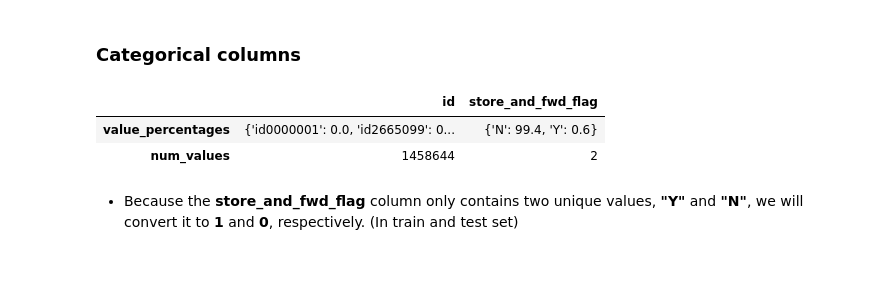
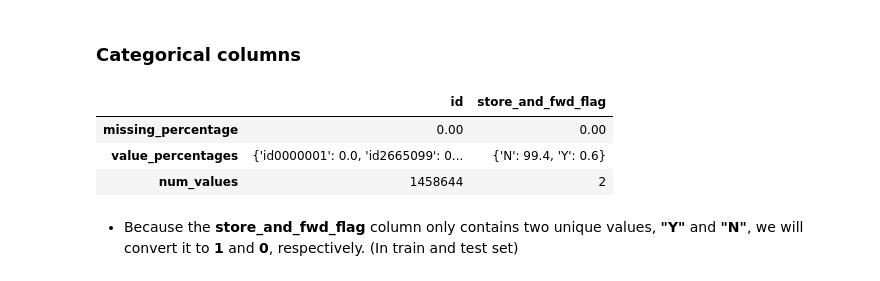
Before and after one commit to AnhDao1411/CSC14115, a Jupyter notebook: project.ipynb, the cells around one changed output. Drawn from its saved outputs; the diff is of its cells as text; code cells hidden in the pictures.

```diff
--- a/project.ipynb
+++ b/project.ipynb
@@ -274,9 +274,10 @@ draw_chart(train[num_cols]);
 # %% [markdown]
 ### Categorical columns
 # %%
-train[cate_cols].agg([value_percentages, num_values])
+train[cate_cols].agg([missing_percentage, value_percentages, num_values])
 # %% [output]
 |  | id | store_and_fwd_flag |
+| missing_percentage | 0.00 | 0.00 |
 | value_percentages | {'id0000001': 0.0, 'id2665099': 0... | {'N': 99.4, 'Y': 0.6} |
 | num_values | 1458644 | 2 |
 # %% [markdown]
```
Also changed, not shown: parts of 15 cells of this notebook.
